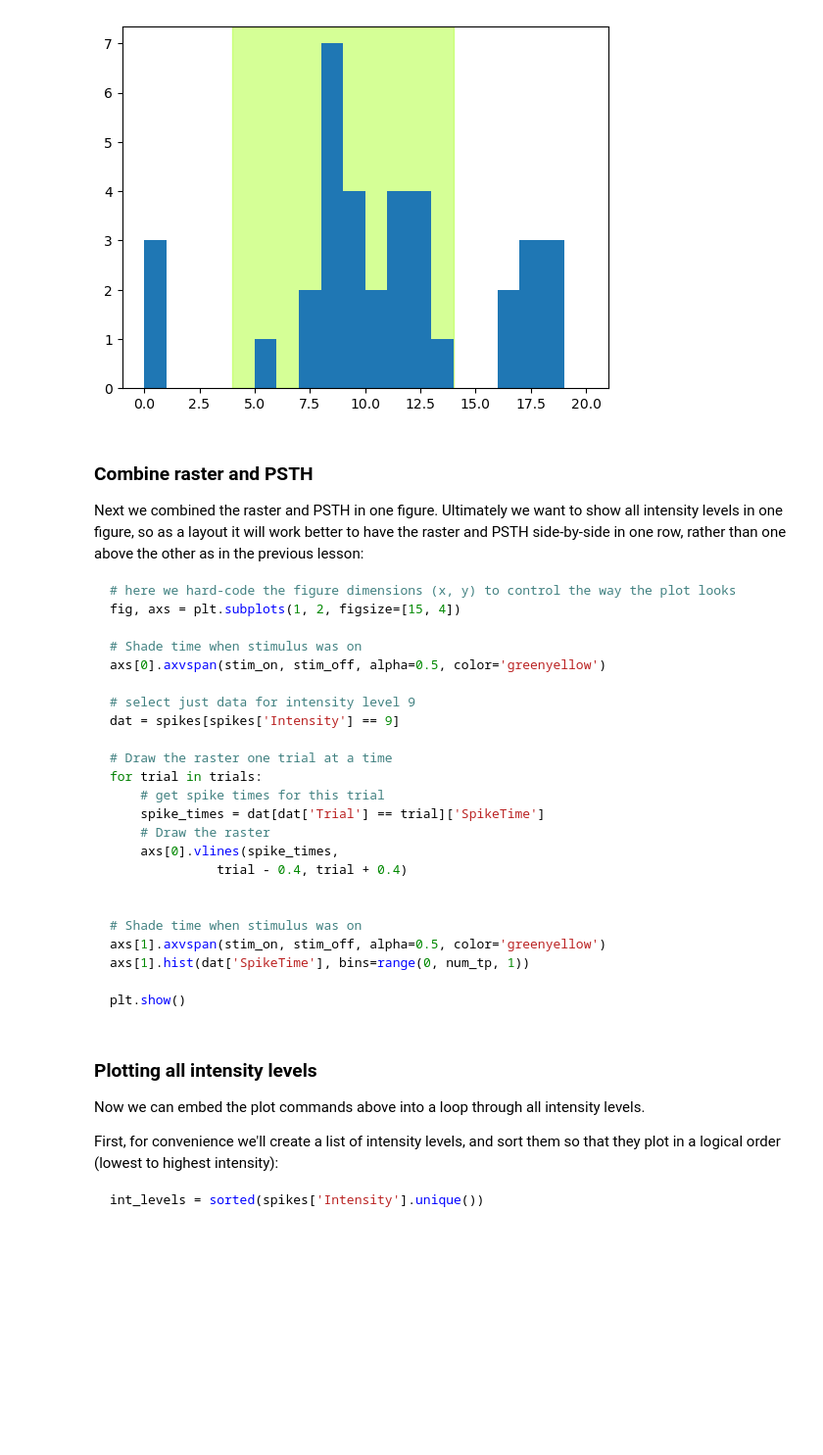
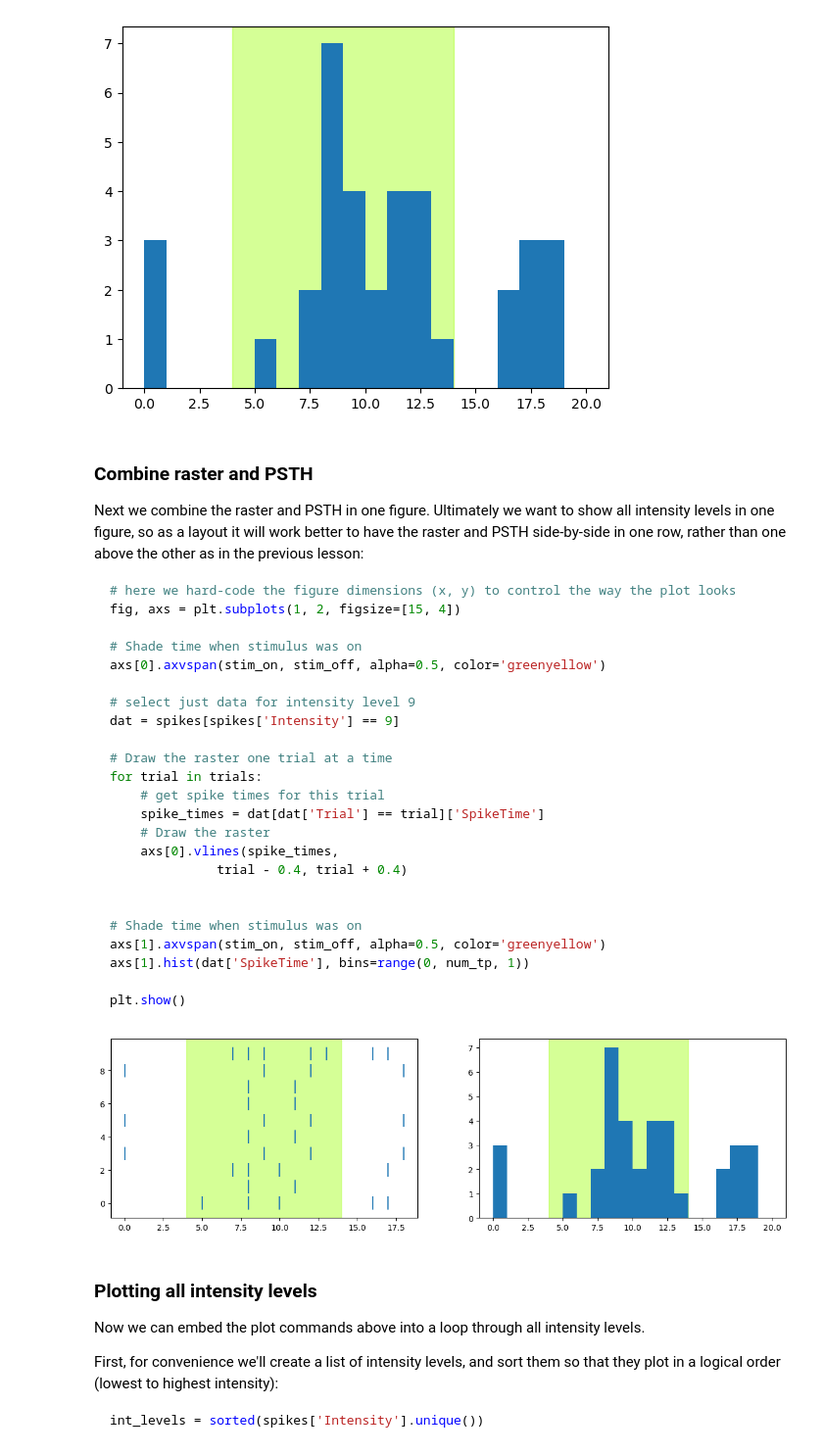
Before and after one commit to mohabdelaziz-CNS/Single-Unit-Data, a Jupyter notebook: 2 - ten_intensities.ipynb, the cells around one changed output. Shown at 98% size. Saved outputs shown, nothing was run; the diff lists cells and outputs as text; code cells hidden in the pictures; blank space fills up the shorter version.

Commit message:
SUP - Lesson 02 (Effects of light intensity of spike rate) 02

```diff
--- a/2 - ten_intensities.ipynb
+++ b/2 - ten_intensities.ipynb
@@ -229,7 +229,7 @@ plt.show()
 # %% [markdown]
 ### Combine raster and PSTH
 
-Next we combined the raster and PSTH in one figure. Ultimately we want to show all intensity levels in one figure, so as a layout it will work better to have the raster and PSTH side-by-side in one row, rather than one above the other as in the previous lesson:
+Next we combine the raster and PSTH in one figure. Ultimately we want to show all intensity levels in one figure, so as a layout it will work better to have the raster and PSTH side-by-side in one row, rather than one above the other as in the previous lesson:
 
 ~~~python
 # here we hard-code the figure dimensions (x, y) to control the way the plot looks
@@ -256,6 +256,30 @@ axs[1].hist(dat['SpikeTime'], bins=range(0, num_tp, 1))
 
 plt.show()
 ~~~
+# %%
+# Hard-code the fig dimensions
+fig, axs = plt.subplots(1, 2, figsize = [15, 4])
+
+# Shading (Raster Plot)
+axs[0].axvspan(stim_on, stim_off, alpha = 0.5, color = 'greenyellow')
+
+# Data selection (Intensity level 9)
+dat = spikes[spikes['Intensity'] == 9]
+
+# Draw the raster one trial at a time
+for trial in trials:
+    # Get spike time for this trial
+    spike_times = dat[dat['Trial'] == trial]['SpikeTime']
+    # Draw the Raster Plot
+    axs[0].vlines(spike_times, trial - 0.4, trial + 0.4)
+
+# Shading (Histograms)
+axs[1].axvspan(stim_on, stim_off, alpha = 0.5, color = 'greenyellow')
+axs[1].hist(dat['SpikeTime'], bins = range(0, num_tp, 1))
+
+plt.show()
+# %% [output]
+[figure, added]
 # %% [markdown]
 ### Plotting all intensity levels
 
```
Also changed, not shown: parts of 3 cells of this notebook.
